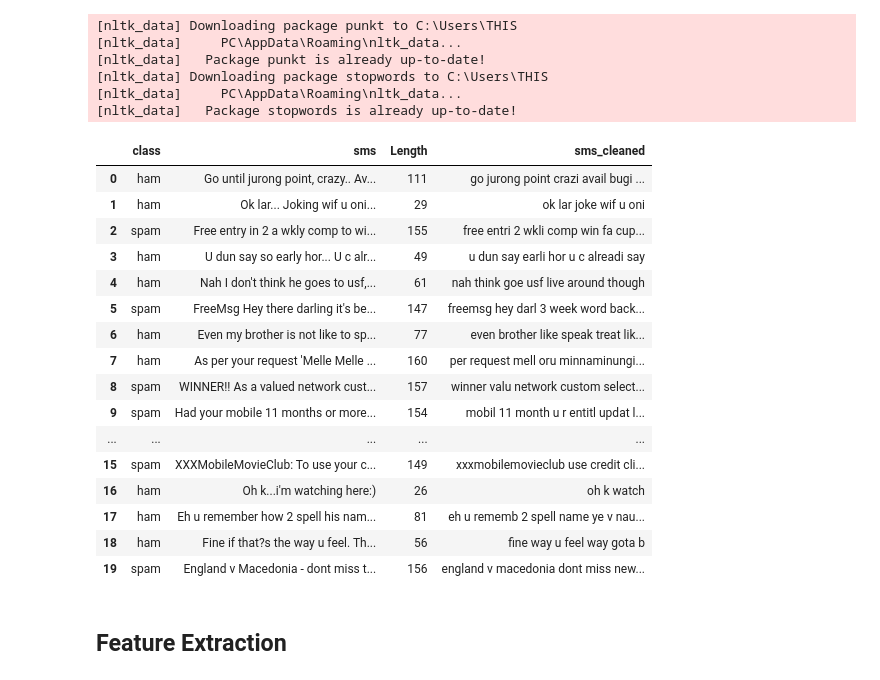
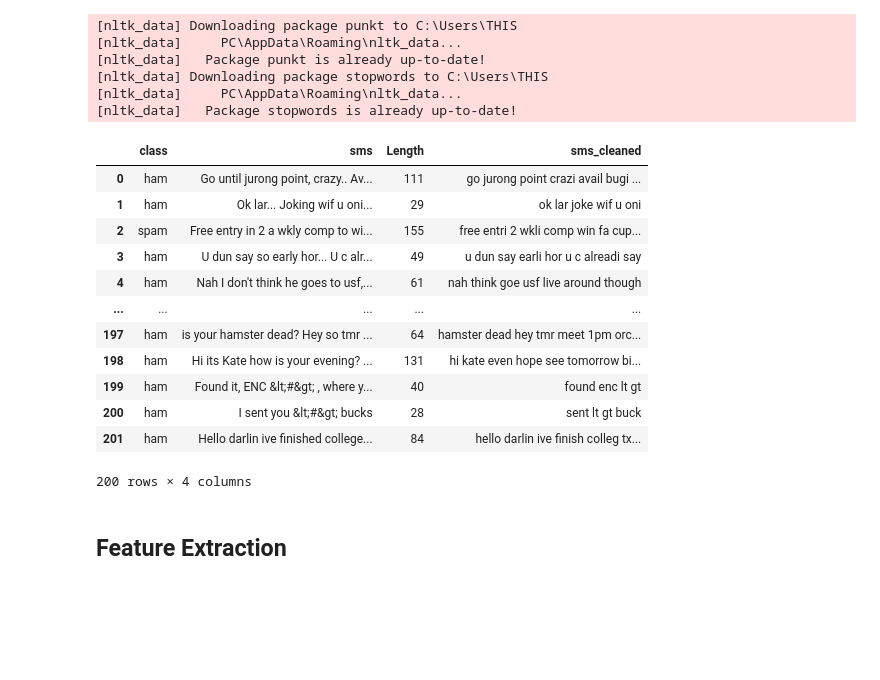
Before and after one commit to savindumahasen/SpamClassificationProject, a Jupyter notebook: Spam_Classification.ipynb, the cells around one changed output. Cells and saved outputs as stored; diff of their text form; code cells hidden in the pictures; blank space fills up the shorter version.

```diff
--- a/Spam_Classification.ipynb
+++ b/Spam_Classification.ipynb
@@ -153,25 +153,21 @@ df['sms_cleaned'] = df['sms'].apply(clean_text)
 [nltk_data]     PC\AppData\Roaming\nltk_data...
 [nltk_data]   Package stopwords is already up-to-date!
 # %%
-df.head(20)
+df.head(200)
 # %% [output]
 |  | class | sms | Length | sms_cleaned |
 | 0 | ham | Go until jurong point, crazy.. Av... | 111 | go jurong point crazi avail bugi ... |
 | 1 | ham | Ok lar... Joking wif u oni... | 29 | ok lar joke wif u oni |
 | 2 | spam | Free entry in 2 a wkly comp to wi... | 155 | free entri 2 wkli comp win fa cup... |
 | 3 | ham | U dun say so early hor... U c alr... | 49 | u dun say earli hor u c alreadi say |
 | 4 | ham | Nah I don't think he goes to usf,... | 61 | nah think goe usf live around though |
-| 5 | spam | FreeMsg Hey there darling it's be... | 147 | freemsg hey darl 3 week word back... |
-| 6 | ham | Even my brother is not like to sp... | 77 | even brother like speak treat lik... |
-| 7 | ham | As per your request 'Melle Melle ... | 160 | per request mell oru minnaminungi... |
-| 8 | spam | WINNER!! As a valued network cust... | 157 | winner valu network custom select... |
-| 9 | spam | Had your mobile 11 months or more... | 154 | mobil 11 month u r entitl updat l... |
 | ... | ... | ... | ... | ... |
-| 15 | spam | XXXMobileMovieClub: To use your c... | 149 | xxxmobilemovieclub use credit cli... |
-| 16 | ham | Oh k...i'm watching here:) | 26 | oh k watch |
-| 17 | ham | Eh u remember how 2 spell his nam... | 81 | eh u rememb 2 spell name ye v nau... |
-| 18 | ham | Fine if that?s the way u feel. Th... | 56 | fine way u feel way gota b |
-| 19 | spam | England v Macedonia - dont miss t... | 156 | england v macedonia dont miss new... |
+| 197 | ham | is your hamster dead? Hey so tmr ... | 64 | hamster dead hey tmr meet 1pm orc... |
+| 198 | ham | Hi its Kate how is your evening? ... | 131 | hi kate even hope see tomorrow bi... |
+| 199 | ham | Found it, ENC &lt;#&gt; , where y... | 40 | found enc lt gt |
+| 200 | ham | I sent you &lt;#&gt; bucks | 28 | sent lt gt buck |
+| 201 | ham | Hello darlin ive finished college... | 84 | hello darlin ive finish colleg tx... |
+200 rows × 4 columns
 # %% [markdown]
 ## Feature Extraction
 # %%
```
Also changed, not shown: parts of 2 cells of this notebook.
